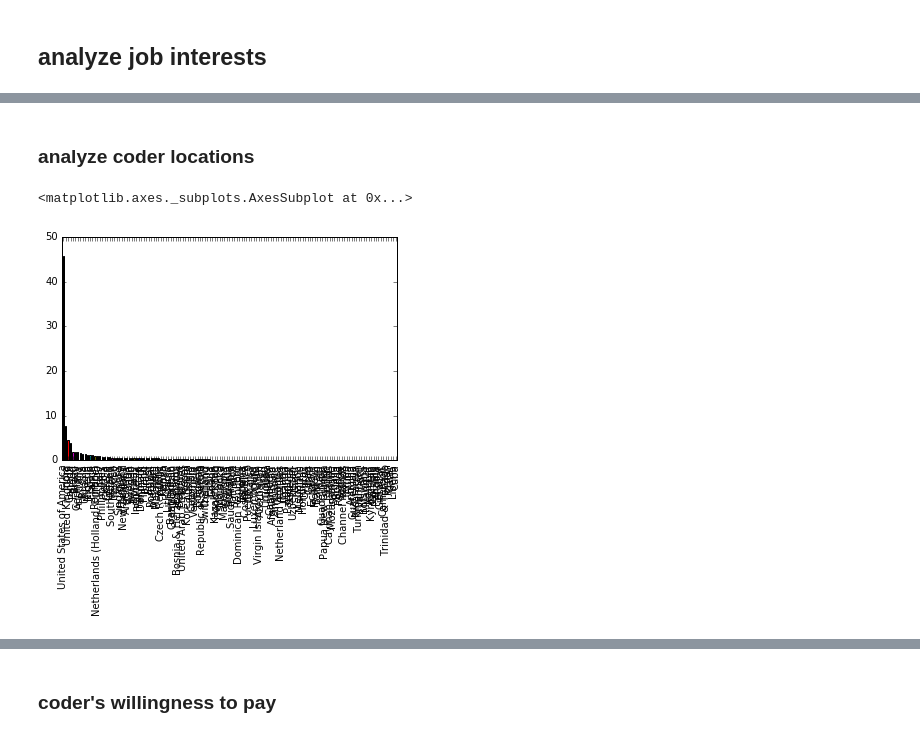
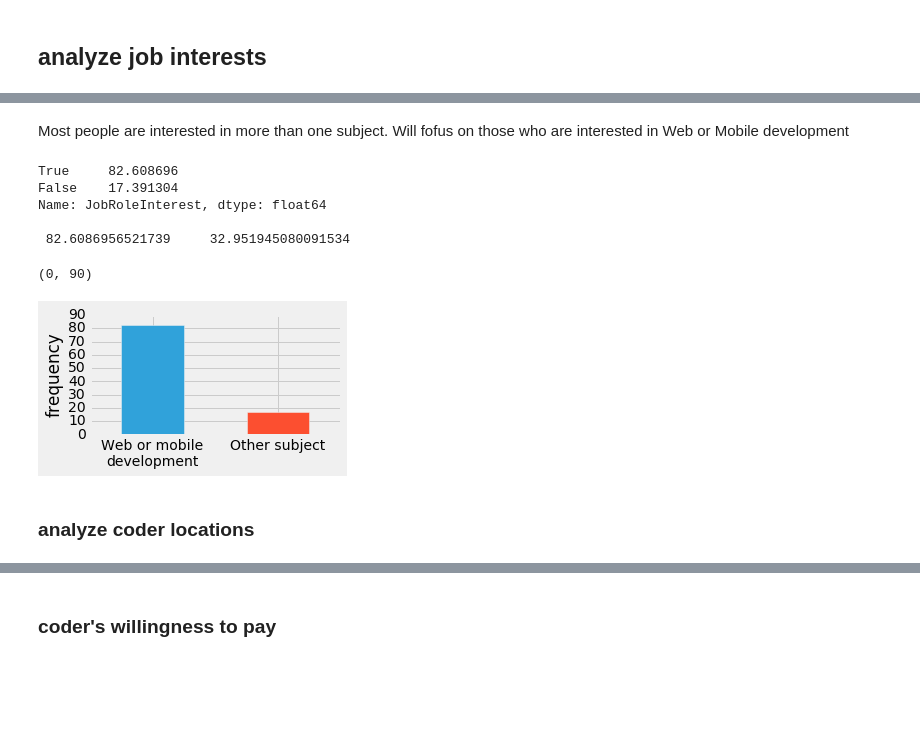
Before and after one commit to Xuehong-pdx/Self-directed-learning-Python_Projects, a Jupyter notebook: find the best markets to advertise in.ipynb, the cells around one changed output, grey strips where cells are left out. Drawn from its saved outputs; the diff is of its cells as text; code cells hidden in the pictures; blank space fills up the shorter version.

```diff
--- a/find the best markets to advertise in.ipynb
+++ b/find the best markets to advertise in.ipynb
@@ -34,3 +19,0 @@ job_interest_freq.filter(regex='Mobile').sum()/job_interest_freq.sum()*100
-# %%
-df = df.dropna(subset= ['JobRoleInterest'])
-df.head()
@@ -51,9 +35,30 @@ df['CountryLive'].value_counts().plot.bar()
+# %% [markdown]
+Most people are interested in more than one subject.  Will fofus on those who are interested in Web or Mobile development
+# %%
+interest_no_null = df['JobRoleInterest'].dropna()
+WM_freq = interest_no_null.str.contains('Web Developer' or 'Mobile Developer')
+WM_freq_table = WM_freq.value_counts(normalize = True)*100
+WM_freq.sum()/job_interest_freq.sum()*100
+web_freq = job_interest_freq.filter(regex='Web Developer').sum()/job_interest_freq.sum()*100
+mobile_freq = job_interest_freq.filter(regex='Mobile Developer').sum()/job_interest_freq.sum()*100
+print(WM_freq_table)
+print('\n', web_freq, '   ', mobile_freq)
+# %% [output]
+True     82.608696
+False    17.391304
+Name: JobRoleInterest, dtype: float64
+
+ 82.6086956521739     32.951945080091534
+# %%
+plt.style.use('fivethirtyeight')
+plt.figure(figsize=(4,2))
+WM_freq_table.plot.bar()
+plt.xticks([0,1],['Web or mobile\ndevelopment', 'Other subject'],
+           rotation = 0)
+plt.ylabel('frequency')
+plt.ylim([0,90])
+# %% [output]
+(0, 90)
+[figure, added]
 # %% [markdown]
 ### analyze coder locations
-# %%
-coder_loc_freq = df['CountryLive'].value_counts()
-coder_loc_freq = coder_loc_freq / coder_loc_freq.sum() *100
-coder_loc_freq.plot.bar()
-# %% [output]
-<matplotlib.axes._subplots.AxesSubplot at 0x...>
-[figure, removed]
```
Also changed, not shown: parts of 14 cells of this notebook.
